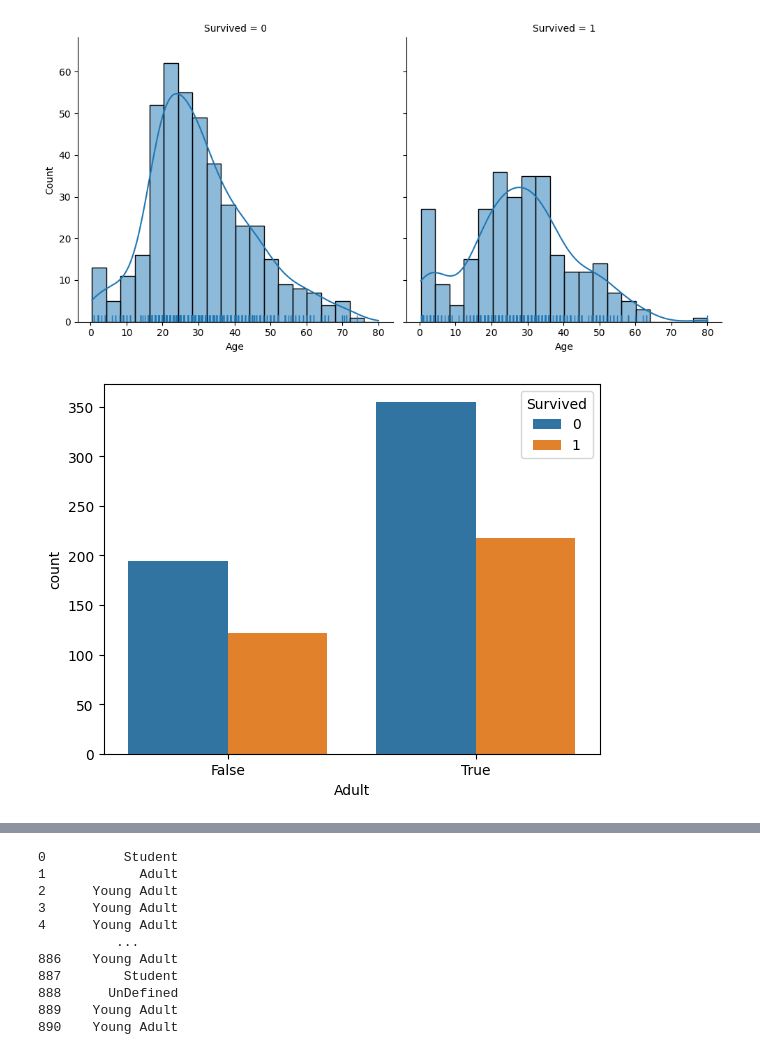
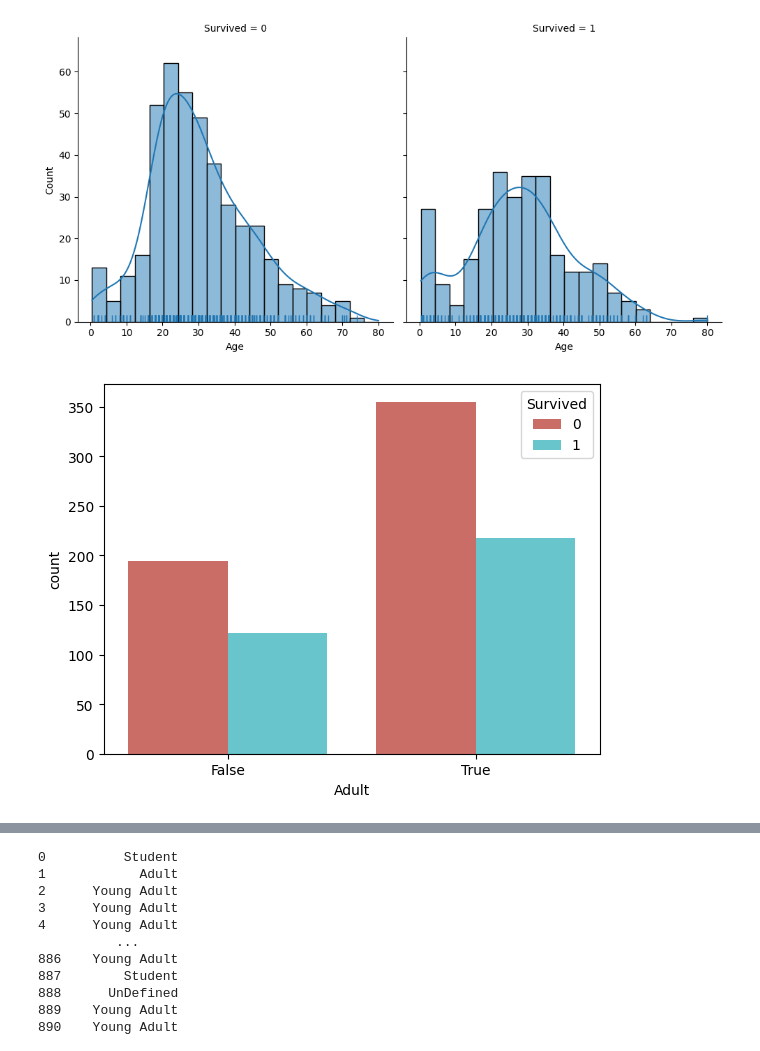
Before and after one commit to Vikram-kaki/DS, a Jupyter notebook: Machine Learning/Projects/Titanic/NoteBook.ipynb, the cells around one changed output, grey strips where cells are left out. Saved outputs shown, nothing was run; the diff lists cells and outputs as text; code cells hidden in the pictures.

```diff
--- a/Machine Learning/Projects/Titanic/NoteBook.ipynb
+++ b/Machine Learning/Projects/Titanic/NoteBook.ipynb
@@ -177,7 +172,7 @@ plt.show()
 # %%
 file1['Adult'] = file1['Age'] > 18
 # %%
-sns.countplot(x = 'Adult', data =file1, hue = 'Survived')
+sns.countplot(x = 'Adult', data =file1, hue = 'Survived', palette = 'hls')
 plt.show()
 # %% [output]
-[figure, old version]
+[figure, new version]
```
Also changed, not shown: parts of 12 cells of this notebook.
